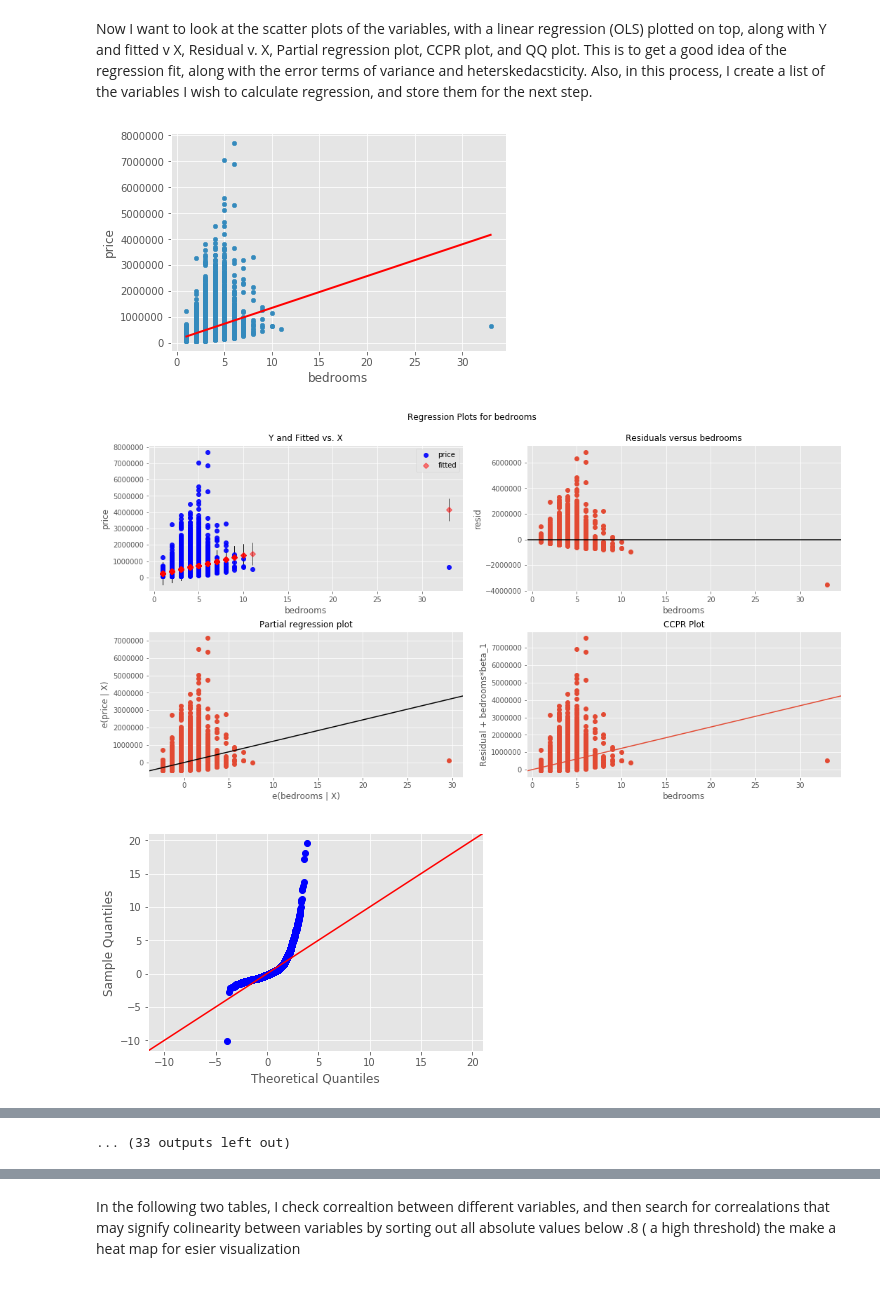
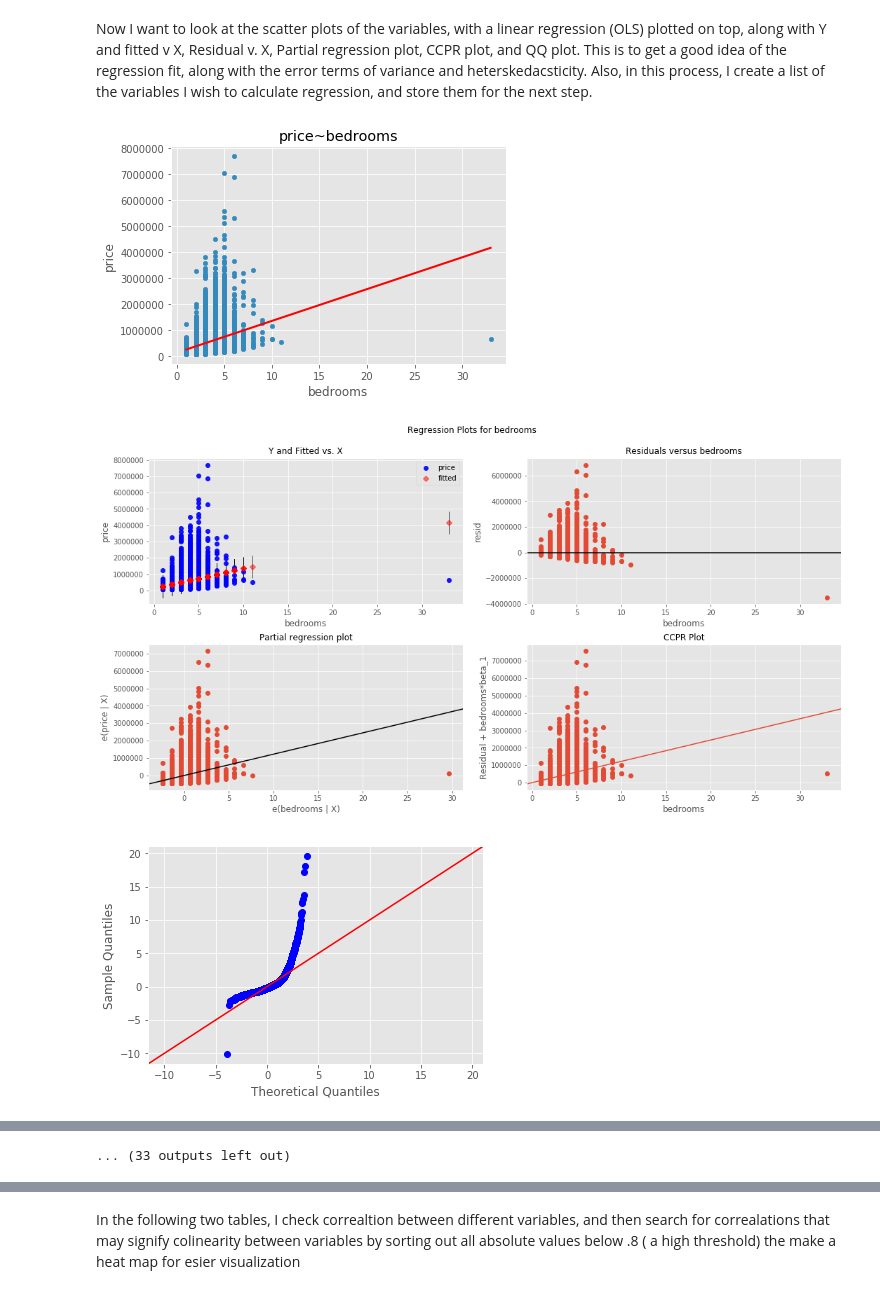
Before and after one commit to bcat12/dsc-1-final-project-online-ds-ft-100118, a Jupyter notebook: student.ipynb, the cells around one changed output, grey strips where cells are left out. Drawn from its saved outputs; the diff is of its cells as text; code cells hidden in the pictures.

```diff
--- a/student.ipynb
+++ b/student.ipynb
@@ -268,27 +276,30 @@ Now I want to look at the scatter plots of the variables, with a linear regressi
 # %%
 import statsmodels.api as sm
 import statsmodels.formula.api as smf
 import scipy.stats as stats
-import statsmodels.stats.api as sms
+import statsmodels.stats.api as sms #import all the packages we will use for the graphs
 flist=[]
-results = [['ind_var', 'r_squared', 'intercept', 'slope', 'p-value', 'normality (JB)' ]]
+results = [['ind_var', 'r_squared', 'intercept', 'slope', 'p-value', 'normality (JB)' ]]#storing resuls
 for idx, val in enumerate(['bedrooms', 'bathrooms', 'condition', 'floors', 'grade', 'lat','long', 'sqft_above', 'sqft_living', 'sqft_living15', 'sqft_lot', 'sqft_lot15', 'view','yr_built' ,'yr_renovated']):
+    #this loops through all the noncategroical columns.
     f = 'price~' + val
     flist.append(f)
+    #this will be used in the next step for getting the linear regression
     model = smf.ols(formula=f, data=df).fit()
     X_new = pd.DataFrame({val: [df[val].min(), df[val].max()]});
     preds = model.predict(X_new)
-    df.plot(kind='scatter', x=val, y='price');
+    df.plot(kind='scatter', x=val, y='price'); #creating the scatter
     plt.plot(X_new, preds, c='red', linewidth=2);
+    plt.title(f)
     plt.show()
     fig = plt.figure(figsize=(15,8))
     fig = sm.graphics.plot_regress_exog(model, val, fig=fig)
-    fig = sm.graphics.qqplot(model.resid, dist=stats.norm, line='45', fit=True,   )
+    fig = sm.graphics.qqplot(model.resid, dist=stats.norm, line='45', fit=True,) #getting qq plots
     plt.show()
-    results.append([val, model.rsquared, model.params[0], model.params[0], model.pvalues[1], sms.jarque_bera(model.resid)[0] ])
+    results.append([val, model.rsquared, model.params[0], model.params[0], model.pvalues[1], sms.jarque_bera(model.resid)[0] ])# appending the results to store them
     model = smf.ols(formula=f, data=df).fit()
     model.summary()
 # %% [output]
-[figure, old version]
+[figure, new version]
 [figure]
 [figure]
```
Also changed, not shown: parts of 66 cells of this notebook, 2 other files.
